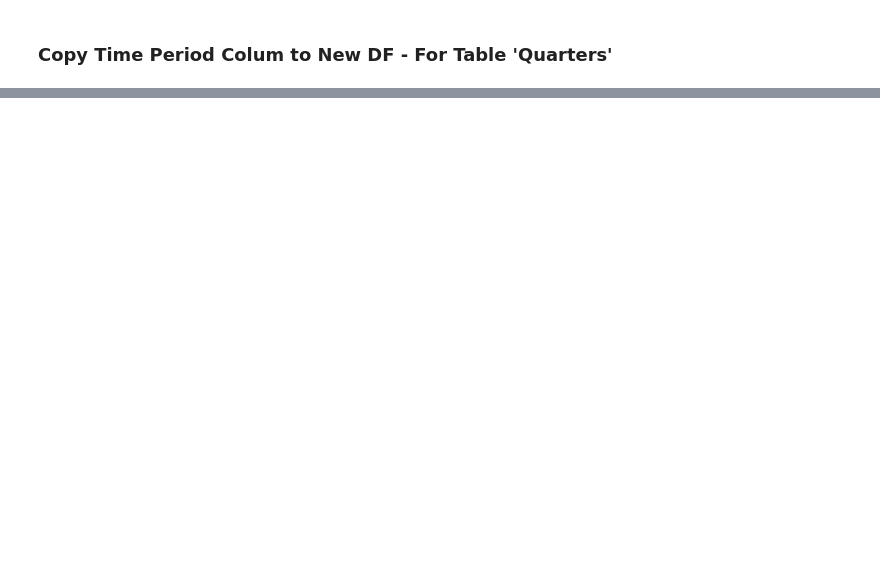
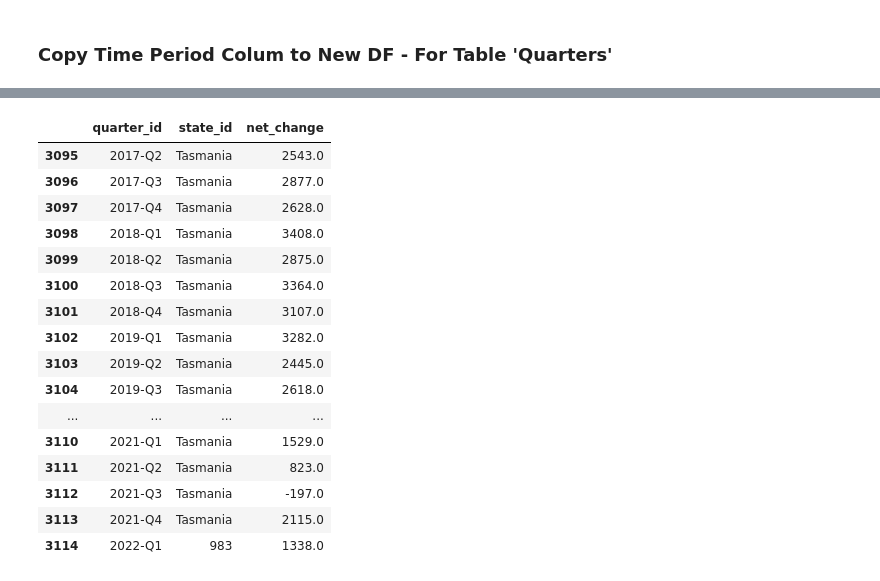
Before and after one commit to jonowood/Project_2, a Jupyter notebook: ETL/Clean_Test.ipynb, the cells around one changed output, grey strips where cells are left out. Saved outputs shown, nothing was run; the diff lists cells and outputs as text; code cells hidden in the pictures; blank space fills up the shorter version.

Commit message:
Trying to convert values to no avail

```diff
--- a/ETL/Clean_Test.ipynb
+++ b/ETL/Clean_Test.ipynb
@@ -55,0 +140,4 @@ new_test_quarter_df
+# %%
+# Change column headers to match shemata
+population_df.rename(columns = {'REGION: Region':'state_id', 'TIME_PERIOD: Time Period': 'quarter_id', 'OBS_VALUE':'net_change'}, inplace=True)
+population_df
@@ -55,0 +158,4 @@ new_test_quarter_df
+# %%
+# Create Index Column with Unique Values
+new_test_quarter_df.reset_index(level=0, inplace=True)
+new_test_quarter_df
@@ -55,0 +196,20 @@ new_test_quarter_df
+# %%
+
+# Loop through the values in df1
+for index, row in new_test_region_df.iterrows():
+    # Check if the value in column 1 of df1 is present in column 1 of df2
+    if row['state_name'] in population_df['state_id'].values:
+        # Get the index of the matching row in df2
+        index2 = population_df[population_df['state_id'] == row['state_name']].index[-1]
+        # Replace the value in column 3 of df2 with the value in column 3 of df1
+        population_df.at[index2, 'state_id'] = row['state_id']
+# %%
+
+# Loop through the values in df1
+for index, row in new_test_quarter_df.iterrows():
+    # Check if the value in column 1 of df1 is present in column 1 of df2
+    if row['date_quarter'] in population_df['quarter_id'].values:
+        # Get the index of the matching row in df2
+        index2 = population_df[population_df['quarter_id'] == row['date_quarter']].index[1]
+        # Replace the value in column 3 of df2 with the value in column 3 of df1
+        population_df.at[index2, 'quarter_id'] = row['quarter_id']
@@ -55,0 +232,20 @@ new_test_quarter_df
+# %%
+population_df.tail(20)
+# %% [output]
+|  | quarter_id | state_id | net_change |
+| 3095 | 2017-Q2 | Tasmania | 2543.0 |
+| 3096 | 2017-Q3 | Tasmania | 2877.0 |
+| 3097 | 2017-Q4 | Tasmania | 2628.0 |
+| 3098 | 2018-Q1 | Tasmania | 3408.0 |
+| 3099 | 2018-Q2 | Tasmania | 2875.0 |
+| 3100 | 2018-Q3 | Tasmania | 3364.0 |
+| 3101 | 2018-Q4 | Tasmania | 3107.0 |
+| 3102 | 2019-Q1 | Tasmania | 3282.0 |
+| 3103 | 2019-Q2 | Tasmania | 2445.0 |
+| 3104 | 2019-Q3 | Tasmania | 2618.0 |
+| ... | ... | ... | ... |
+| 3110 | 2021-Q1 | Tasmania | 1529.0 |
+| 3111 | 2021-Q2 | Tasmania | 823.0 |
+| 3112 | 2021-Q3 | Tasmania | -197.0 |
+| 3113 | 2021-Q4 | Tasmania | 2115.0 |
+| 3114 | 2022-Q1 | 983 | 1338.0 |
```
Also changed, not shown: parts of 16 cells of this notebook, 1 other file.
